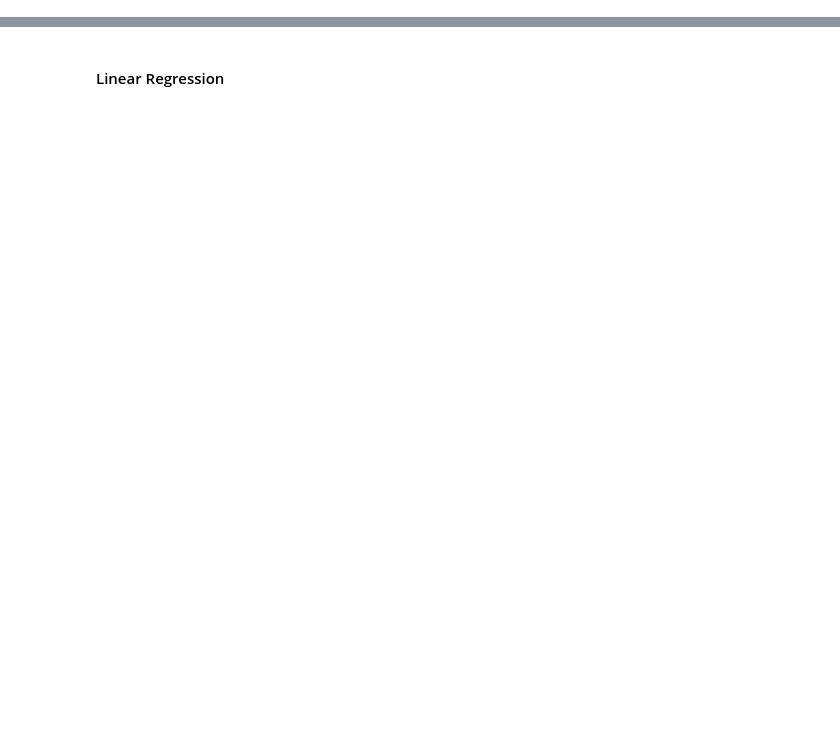
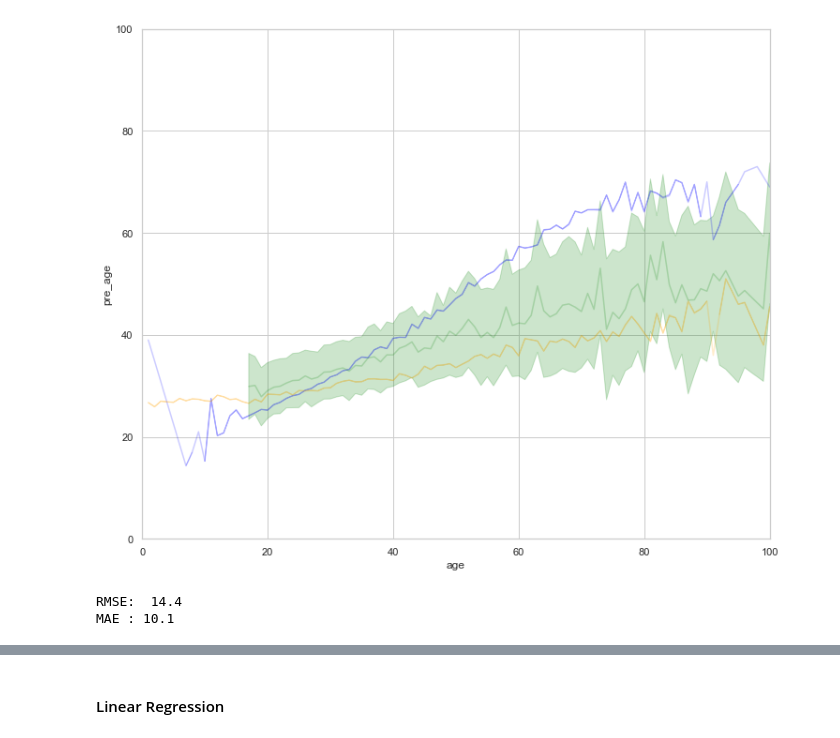
Before and after one commit to rmmeade/APM_Faces_Proj, a Jupyter notebook: Correcting_Biases_Robbie.ipynb, the cells around one changed output, grey strips where cells are left out. Cells and saved outputs as stored; diff of their text form; code cells hidden in the pictures; blank space fills up the shorter version.

```diff
--- a/Correcting_Biases_Robbie.ipynb
+++ b/Correcting_Biases_Robbie.ipynb
@@ -58,0 +111,26 @@ Baseline RMSE 20.725294691489665
+# %%
+# Plot the responses for different events and regions
+plt.figure(figsize=(12,10))
+sns.set(style="whitegrid")
+
+sns.lineplot(x="Actual", y="Prediction", data=df_wiki, ci=1, alpha=0.2, color = "blue")
+sns.lineplot(x="age", y="pre_age", data=df_utk_crop, ci=1, alpha=0.2, color = "orange")
+sns.lineplot(x="age", y="pre_age", data=df_utk_uncrop, ci="sd", alpha=0.2, color = "green")
+
+axes = plt.gca()
+axes.set_xlim([0,100])
+axes.set_ylim([0,100])
+plt.show()
+
+Y_actual = df_utk_uncrop["age"]
+Y_pred = df_utk_uncrop["pre_age"]
+
+rmse = math.sqrt(mean_squared_error(Y_actual, Y_pred))
+mae = mean_absolute_error(Y_actual, Y_pred)
+
+print("RMSE: ", round(rmse,1))
+print("MAE : " + str(round(mae,1)))
+# %% [output]
+[figure, added]
+RMSE:  14.4
+MAE : 10.1
```
Also changed, not shown: parts of 45 cells of this notebook.
